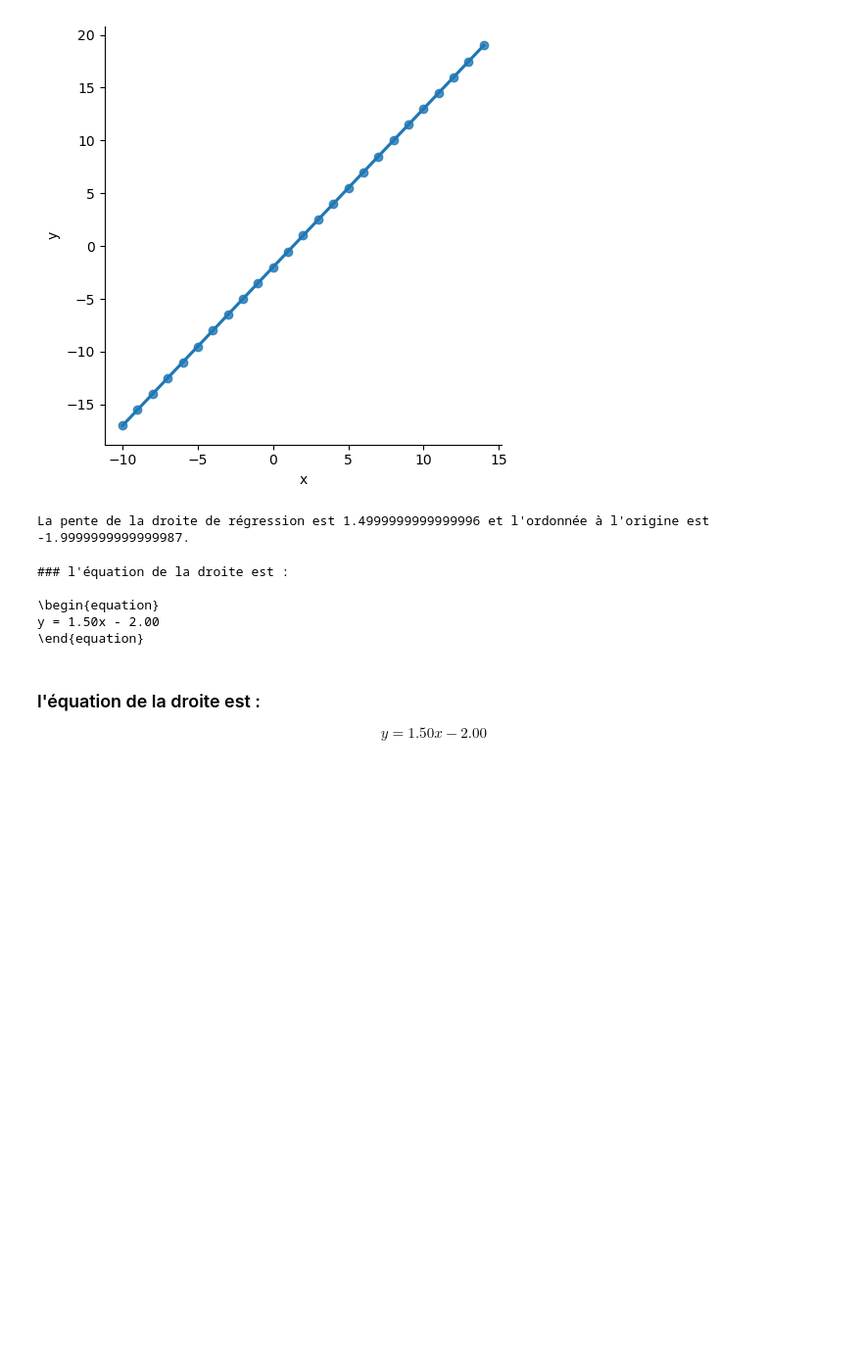
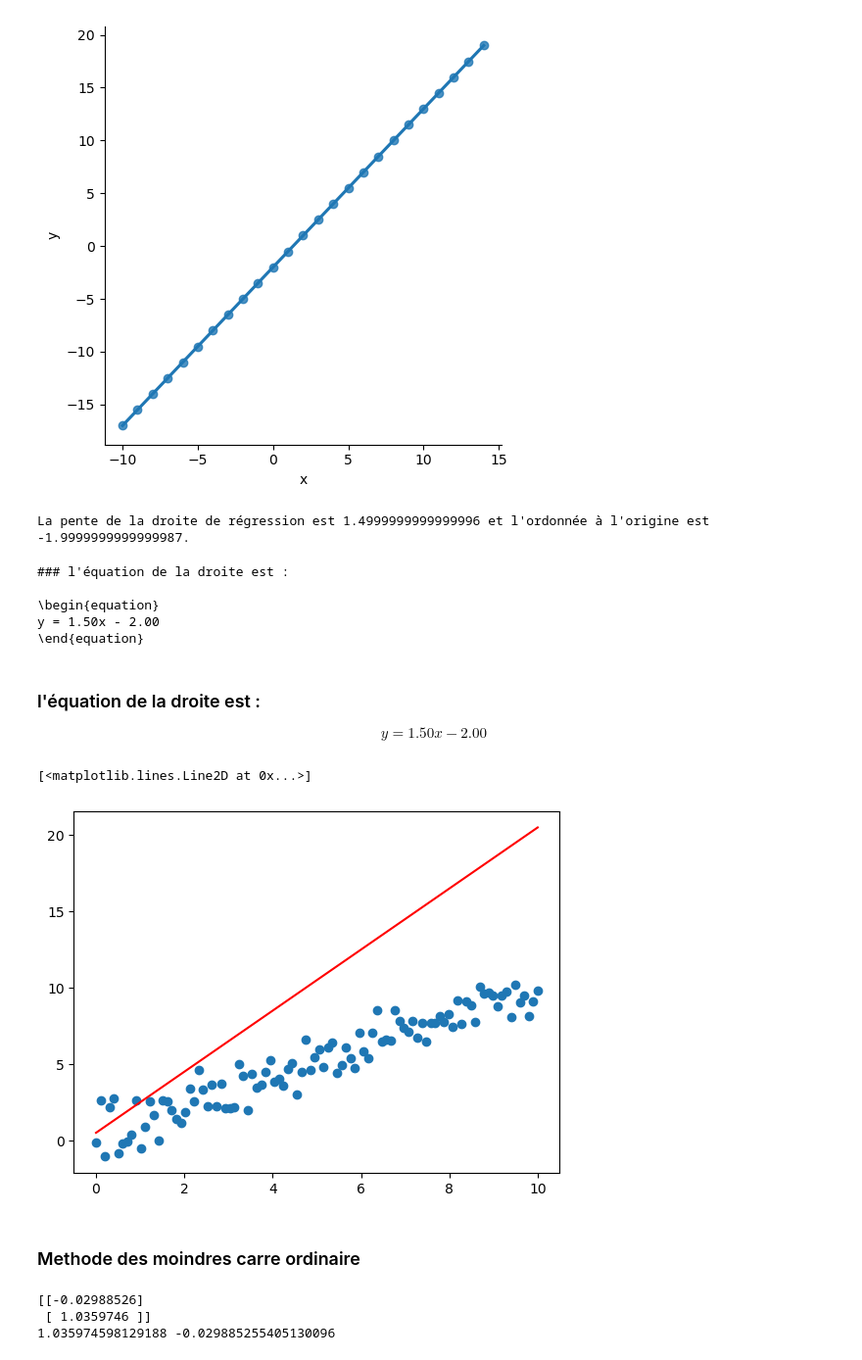
Before and after one commit to bigmoletos/WildCodeSchool_formation_IA_nov2023, a Jupyter notebook: live_coding/notebook_equation_stat.ipynb, the cells around one changed output. Shown at 98% size. Cells and saved outputs as stored; diff of their text form; code cells hidden in the pictures; blank space fills up the shorter version.

```diff
--- a/live_coding/notebook_equation_stat.ipynb
+++ b/live_coding/notebook_equation_stat.ipynb
@@ -134,3 +134,21 @@ y = 1.50x - 2.00
 \begin{equation}
 y = 1.50x - 2.00
 \end{equation}
+# %%
+X = np.linspace(0, 10, 100).reshape(100, 1)
+Y = X+np.random.randn(100, 1)
+# %%
+# x=2*x-0.5
+# a=2
+# b=-0.5
+
+len(x)
+YPrediction = [2*element+0.5 for element in X]
+# %%
+plt.scatter(X, Y)
+plt.plot(X, YPrediction, color='red')
+# %% [output]
+[<matplotlib.lines.Line2D at 0x...>]
+[figure, added]
+# %% [markdown]
+### Methode des moindres carre ordinaire
@@ -136,0 +170,13 @@ y = 1.50x - 2.00
+# %%
+
+theta = np.linalg.inv(XMMCO.T.dot(XMMCO)).dot(XMMCO.T).dot(YMMCO)
+#  donnes les coefficients de la droite idéale
+theta
+print(theta)
+b=theta.item(0)
+a=theta.item(1)
+print(a,b)
+# %% [output]
+[[-0.02988526]
+ [ 1.0359746 ]]
+1.035974598129188 -0.029885255405130096
```
Also changed, not shown: parts of 11 cells of this notebook, 33 other files.
